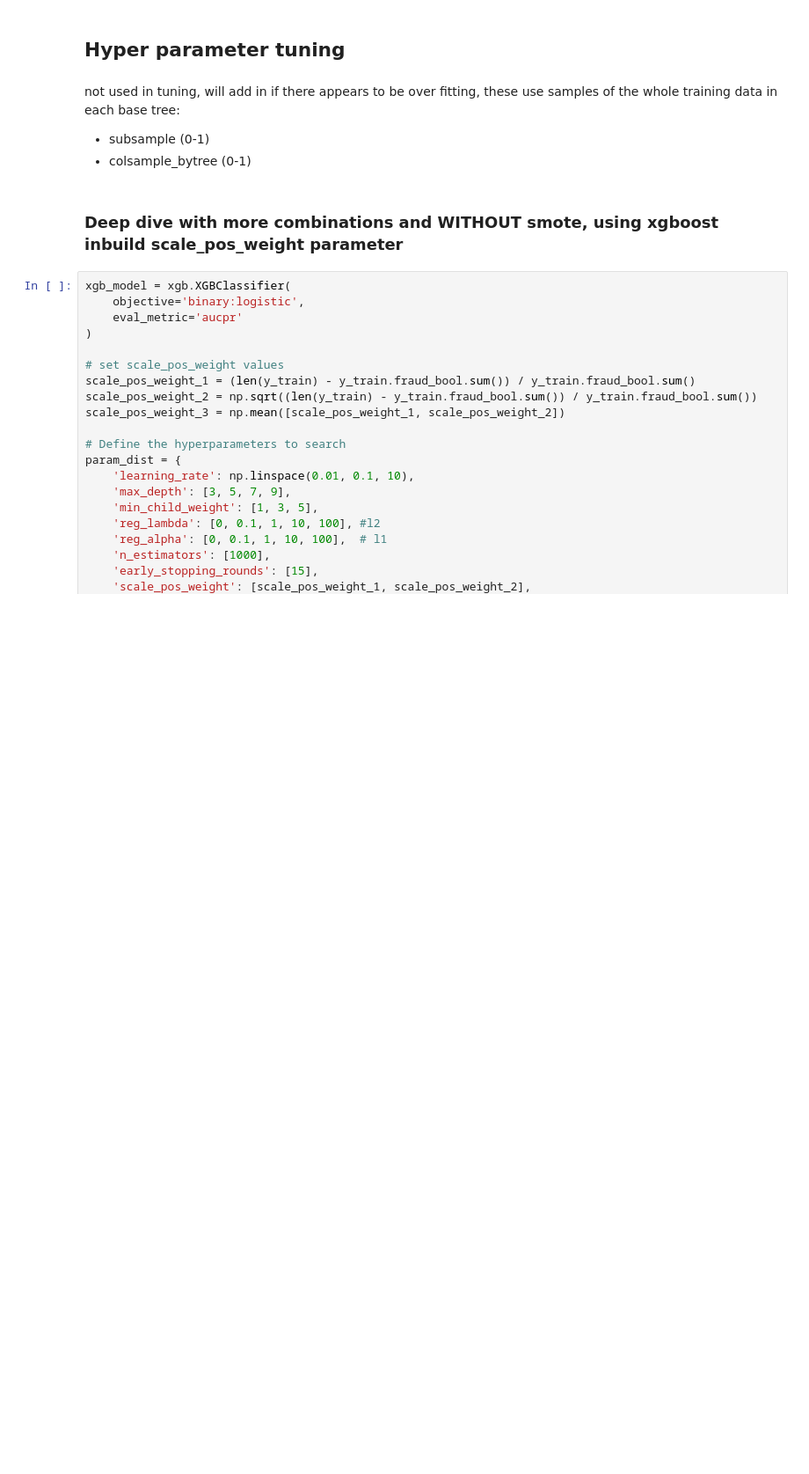
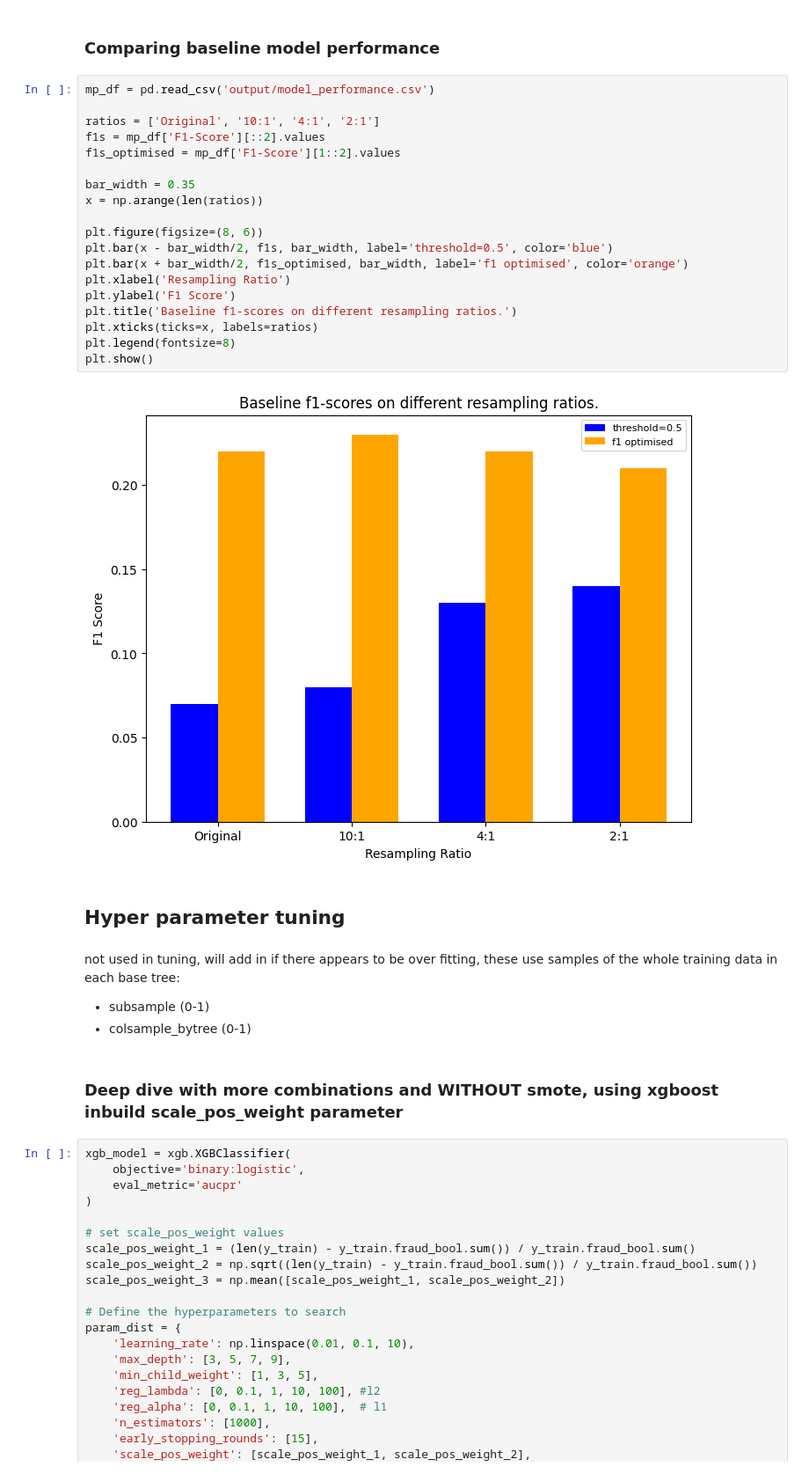
Before and after one commit to jonnywong288/bank-account-fraud, a Jupyter notebook: model_training.ipynb, the cells around one changed output. Shown at 88% size. Drawn from its saved outputs; the diff is of its cells as text; blank space fills up the shorter version.

```diff
--- a/model_training.ipynb
+++ b/model_training.ipynb
@@ -138,3 +172,26 @@ F1-Score: 0.15
+# %% [markdown]
+### Comparing baseline model performance
+# %%
+mp_df = pd.read_csv('output/model_performance.csv')
+
+ratios = ['Original', '10:1', '4:1', '2:1']
+f1s = mp_df['F1-Score'][::2].values
+f1s_optimised = mp_df['F1-Score'][1::2].values
+
+bar_width = 0.35
+x = np.arange(len(ratios))
+
+plt.figure(figsize=(8, 6))
+plt.bar(x - bar_width/2, f1s, bar_width, label='threshold=0.5', color='blue')
+plt.bar(x + bar_width/2, f1s_optimised, bar_width, label='f1 optimised', color='orange')
+plt.xlabel('Resampling Ratio')
+plt.ylabel('F1 Score')
+plt.title('Baseline f1-scores on different resampling ratios.')
+plt.xticks(ticks=x, labels=ratios)
+plt.legend(fontsize=8)
+plt.show()
+# %% [output]
+[figure, added]
 # %% [markdown]
 ## Hyper parameter tuning
 # %% [markdown]
```
Also changed, not shown: parts of 46 cells of this notebook.
